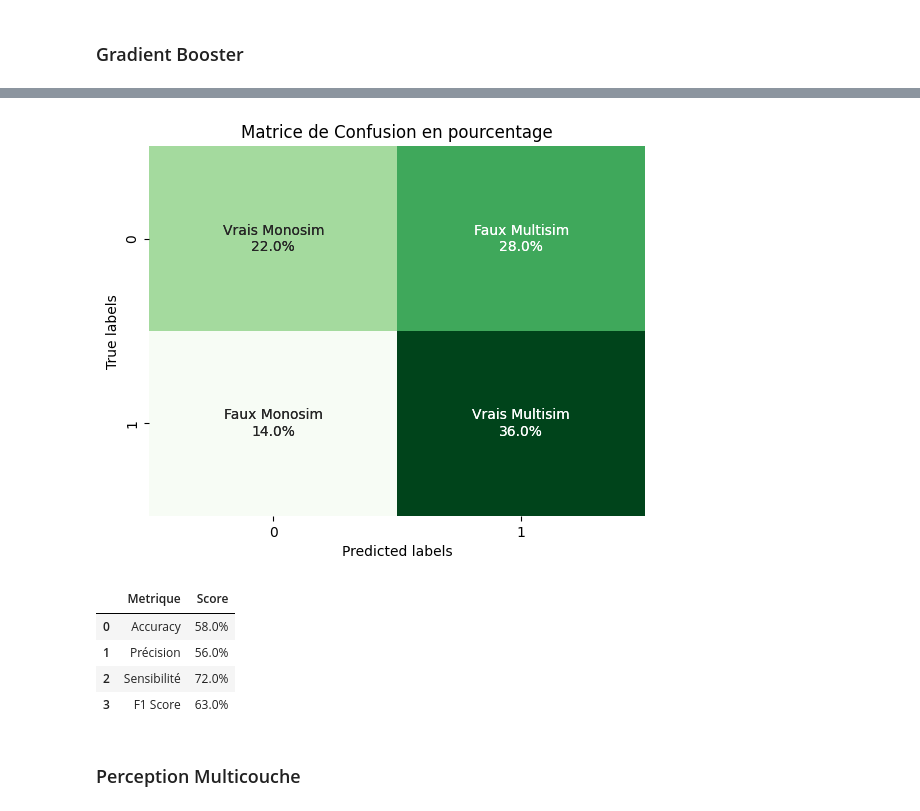
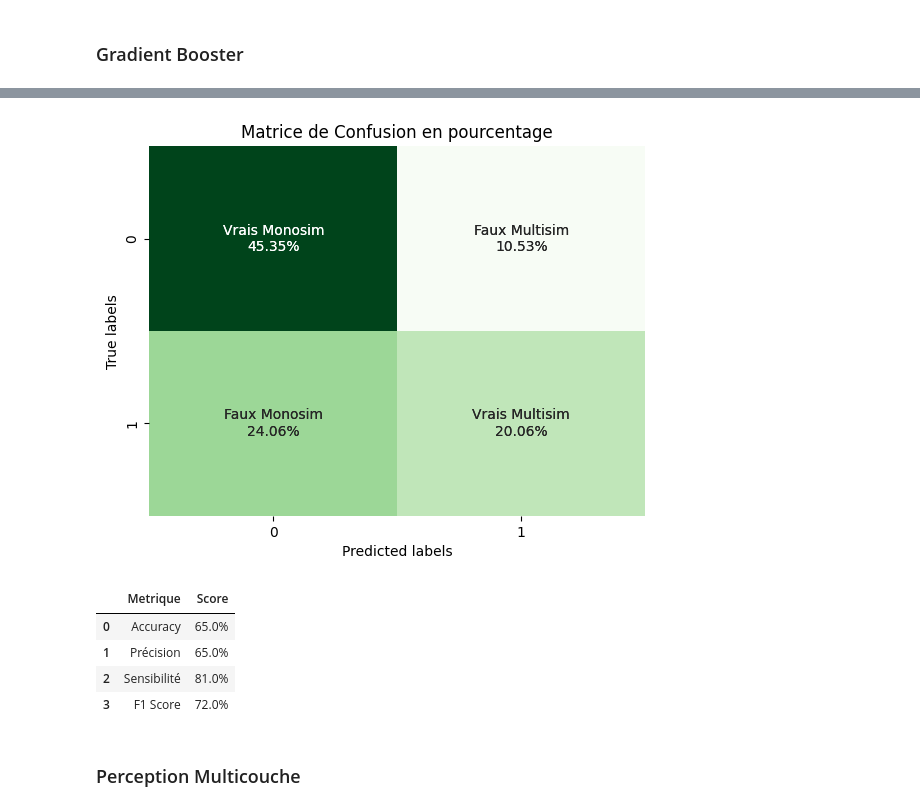
Before and after one commit to momowade221/Notebook_Segmentation_Client_OM, a Jupyter notebook: Scoring_multisim.ipynb, the cells around one changed output, grey strips where cells are left out. Drawn from its saved outputs; the diff is of its cells as text; code cells hidden in the pictures.

```diff
--- a/Scoring_multisim.ipynb
+++ b/Scoring_multisim.ipynb
@@ -1283,12 +1371,12 @@ Text(0, 0.5, 'Error Rate')
 On choisit de prendre 3 voisins d'après le graphique. À noter qu'avec 9 voisins l'erreur est aussi basse qu'avec 3.
 # %%
 knnB = KNeighborsClassifier(n_neighbors=3)#On crée notre KNN
-knnB.fit(X_train_scaled,y_train_final) #On la fit à nos données
-knnB_pred = knnB.predict(X_test_final)# On prédit nos données
+knnB.fit(X_train_scaled,y_train) #On la fit à nos données
+knnB_pred = knnB.predict(X_test_scaled)# On prédit nos données
 
 dict_models_pred['KNN']=knnB_pred  #On ajoute les résultats dans notre dictionnaire
 
 
-matrice_conf(y_test_final,knnB_pred) #Matrice de confusion
-model_score(y_test_final,knnB_pred) #Score
+matrice_conf(y_test,knnB_pred) #Matrice de confusion
+model_score(y_test,knnB_pred) #Score
 # %% [output]
@@ -1341,8 +1429,8 @@ Le modèle SVM implémenté va donc déterminer cette unique solution par des al
 from sklearn.svm import SVC
 
 svmB = SVC(kernel = 'linear')#On crée notre SVM
-svmB.fit(X_train_scaled,y_train_final) #On la fit à nos données
-svmB_pred =svmB.predict(X_test_final)# On prédit nos données
+svmB.fit(X_train_scaled,y_train) #On la fit à nos données
+svmB_pred =svmB.predict(y_test)# On prédit nos données
 
 dict_models_pred['SVM']=svmB_pred  #On ajoute les résultats dans notre dictionnaire
 
@@ -1383,12 +1469,12 @@ Ici on crée un modèle d'adaboost avec la fonction AdaBoostClassifier, qui util
 from sklearn.ensemble import AdaBoostClassifier
 
 adaB = AdaBoostClassifier(n_estimators=85) #On crée notre AdaBoost
-adaB.fit(X_train_scaled,y_train_final) #On la fit à nos données
-adaB_pred =adaB.predict(X_test_final)# On prédit nos données
+adaB.fit(X_train_scaled,y_train) #On la fit à nos données
+adaB_pred =adaB.predict(X_test_scaled)# On prédit nos données
 
 dict_models_pred['AdaBoost']=adaB_pred  #On ajoute les résultats dans notre dictionnaire
 
 
-matrice_conf(y_test_final,adaB_pred) #Matrice de confusion
-model_score(y_test_final,adaB_pred) #Score
+matrice_conf(y_test,adaB_pred) #Matrice de confusion
+model_score(y_test,adaB_pred) #Score
 # %% [output]
@@ -1405,12 +1491,12 @@ model_score(y_test_final,adaB_pred) #Score
 from sklearn.ensemble import GradientBoostingClassifier
 from sklearn.metrics import classification_report, confusion_matrix, roc_curve, auc
 
-# Données d'exemple pour X_train_final, y_train_final, X_test_final, y_test_final
+# Données d'exemple pour X_train_final, y_train, y_test, y_test
 # Remplacez-les par vos données réelles
 X_train_final = np.random.rand(100, 10)
-y_train_final = np.random.randint(0, 2, size=100)
-X_test_final = np.random.rand(50, 10)
-y_test_final = np.random.randint(0, 2, size=50)
+y_train = np.random.randint(0, 2, size=100)
+y_test = np.random.rand(50, 10)
+y_test = np.random.randint(0, 2, size=50)
 
 learning_rates = [0.05, 0.1, 0.25, 0.5, 0.75, 1]
 train_scores = []
@@ -1418,9 +1504,9 @@ test_scores = []
 
 for learning_rate in learning_rates:
     gb = GradientBoostingClassifier(n_estimators=20, learning_rate=learning_rate, max_features=2, max_depth=2, random_state=0)
-    gb.fit(X_train_final, y_train_final)
-    train_score = gb.score(X_train_final, y_train_final)
-    test_score = gb.score(X_test_final, y_test_final)
+    gb.fit(X_train_final, y_train)
+    train_score = gb.score(X_train_final, y_train)
+    test_score = gb.score(y_test, y_test)
     train_scores.append(train_score)
     test_scores.append(test_score)
 
@@ -1438,19 +1522,19 @@ plt.show()
 # %%
 gbc = GradientBoostingClassifier(n_estimators=20, learning_rate = 0.75, max_features=2, max_depth = 2, random_state = 0)
-gbc.fit(X_train_final, y_train_final)
-gbc_pred = gbc.predict(X_test_final)
+gbc.fit(X_train_scaled, y_train)
+gbc_pred = gbc.predict(X_test_scaled)
 
 dict_models_pred['Gradient Booster']=gbc_pred  #On ajoute les résultats dans notre dictionnaire
 
-matrice_conf(y_test_final,gbc_pred) #Matrice de confusion
-model_score(y_test_final,gbc_pred) #Score
+matrice_conf(y_test,gbc_pred) #Matrice de confusion
+model_score(y_test,gbc_pred) #Score
 # %% [output]
-[figure, old version]
+[figure, new version]
 |  | Metrique | Score |
-| 0 | Accuracy | 58.0% |
-| 1 | Précision | 56.0% |
-| 2 | Sensibilité | 72.0% |
-| 3 | F1 Score | 63.0% |
+| 0 | Accuracy | 65.0% |
+| 1 | Précision | 65.0% |
+| 2 | Sensibilité | 81.0% |
+| 3 | F1 Score | 72.0% |
 # %% [markdown]
 ### Perception Multicouche
 # %% [markdown]
```
Also changed, not shown: parts of 45 cells of this notebook.
